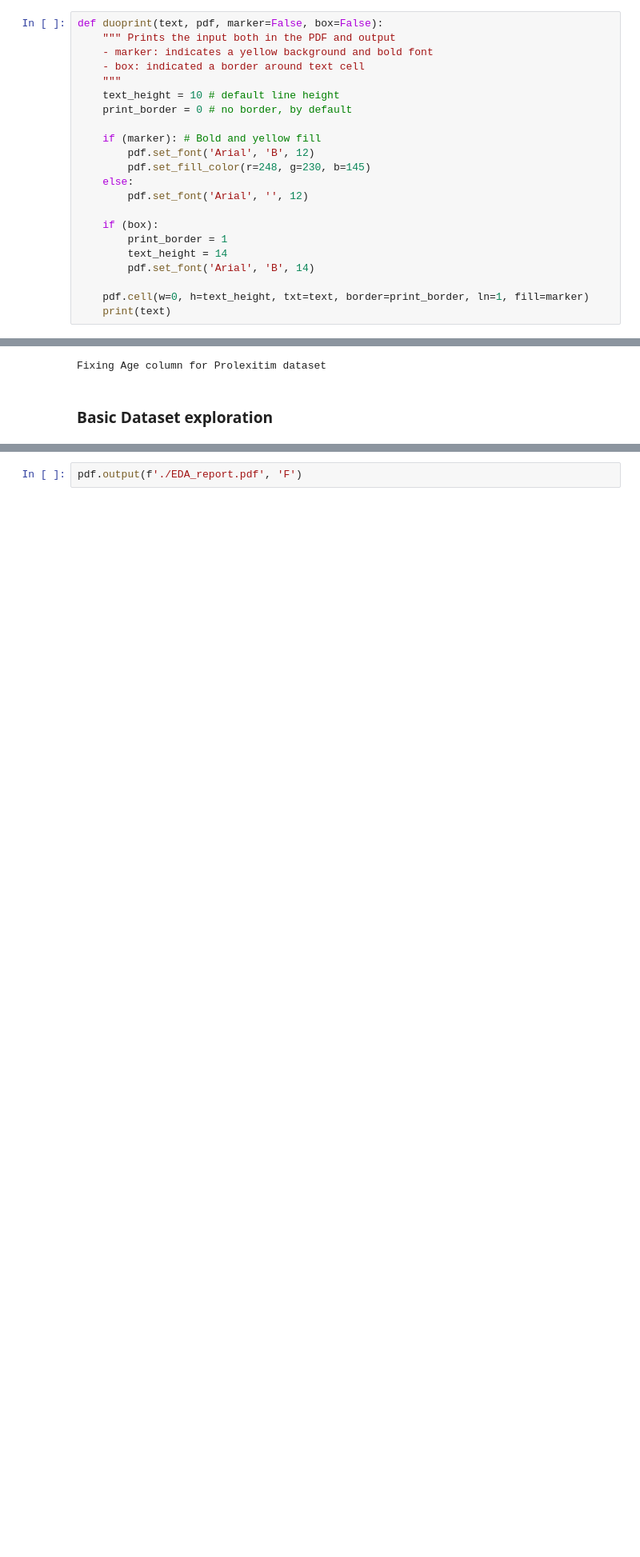
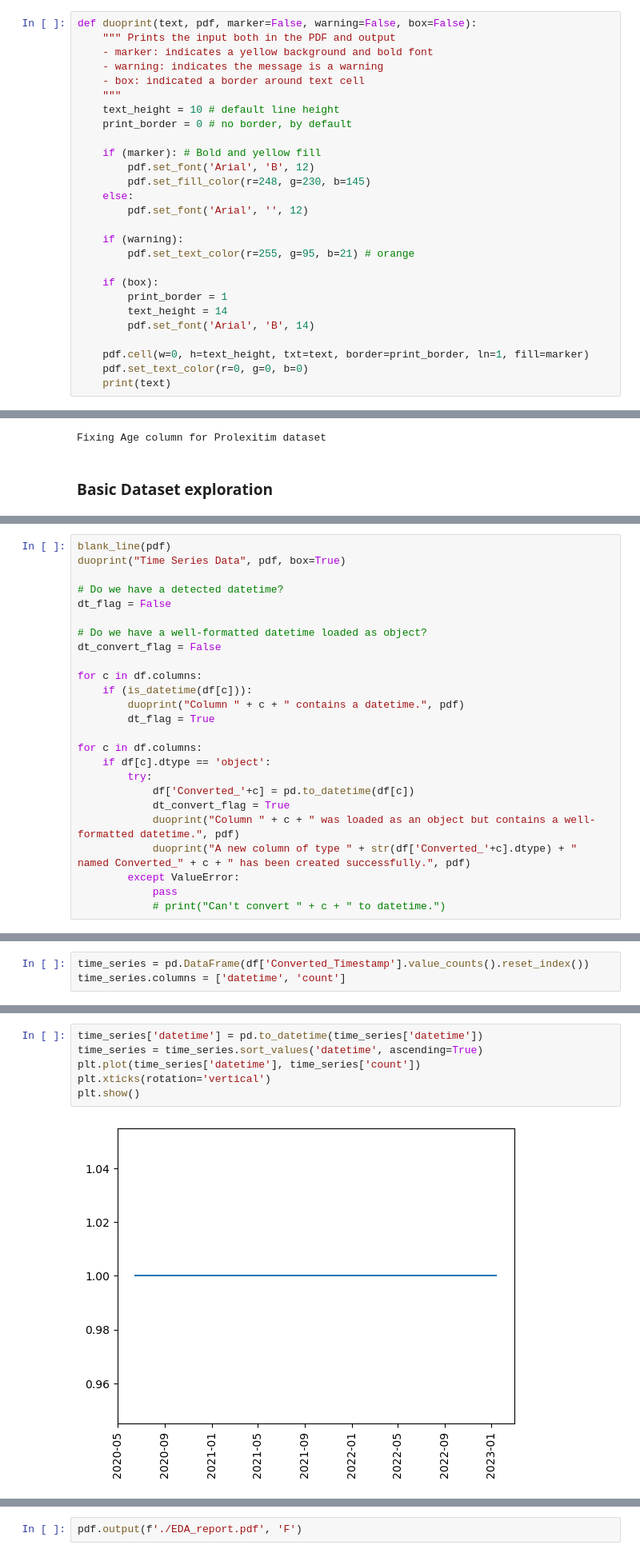
Before and after one commit to raul-arrabales/DataScience_Enablement, a Jupyter notebook: Generic_EDA.ipynb, the cells around one changed output, grey strips where cells are left out. Shown: that part at 80% size. Saved outputs shown, nothing was run; the diff lists cells and outputs as text; blank space fills up the shorter version.

```diff
--- a/Generic_EDA.ipynb
+++ b/Generic_EDA.ipynb
@@ -80,9 +93,10 @@ class PDF(FPDF):
 pdf = PDF()
 pdf.add_page()
 # %%
-def duoprint(text, pdf, marker=False, box=False):
+def duoprint(text, pdf, marker=False, warning=False, box=False):
     """ Prints the input both in the PDF and output
     - marker: indicates a yellow background and bold font
+    - warning: indicates the message is a warning
     - box: indicated a border around text cell
     """
     text_height = 10 # default line height
@@ -94,12 +108,16 @@ def duoprint(text, pdf, marker=False, box=False):
     else:
         pdf.set_font('Arial', '', 12)
 
+    if (warning):
+        pdf.set_text_color(r=255, g=95, b=21) # orange
+
     if (box):
         print_border = 1
         text_height = 14
         pdf.set_font('Arial', 'B', 14)
 
     pdf.cell(w=0, h=text_height, txt=text, border=print_border, ln=1, fill=marker)
+    pdf.set_text_color(r=0, g=0, b=0)
     print(text)
 # %%
 def blank_line(pdf, height=8):
@@ -177,0 +262,25 @@ Number of columns: 36
+# %%
+blank_line(pdf)
+duoprint("Time Series Data", pdf, box=True)
+
+# Do we have a detected datetime?
+dt_flag = False
+
+# Do we have a well-formatted datetime loaded as object?
+dt_convert_flag = False
+
+for c in df.columns:
+    if (is_datetime(df[c])):
+        duoprint("Column " + c + " contains a datetime.", pdf)
+        dt_flag = True
+
+for c in df.columns:
+    if df[c].dtype == 'object':
+        try:
+            df['Converted_'+c] = pd.to_datetime(df[c])
+            dt_convert_flag = True
+            duoprint("Column " + c + " was loaded as an object but contains a well-formatted datetime.", pdf)
+            duoprint("A new column of type " + str(df['Converted_'+c].dtype) + " named Converted_" + c + " has been created successfully.", pdf)
+        except ValueError:
+            pass
+            # print("Can't convert " + c + " to datetime.")
@@ -177,0 +293,3 @@ Number of columns: 36
+# %%
+time_series = pd.DataFrame(df['Converted_Timestamp'].value_counts().reset_index())
+time_series.columns = ['datetime', 'count']
@@ -177,0 +312,8 @@ Number of columns: 36
+# %%
+time_series['datetime'] = pd.to_datetime(time_series['datetime'])
+time_series = time_series.sort_values('datetime', ascending=True)
+plt.plot(time_series['datetime'], time_series['count'])
+plt.xticks(rotation='vertical')
+plt.show()
+# %% [output]
+[figure, added]
```
Also changed, not shown: parts of 24 cells of this notebook.
